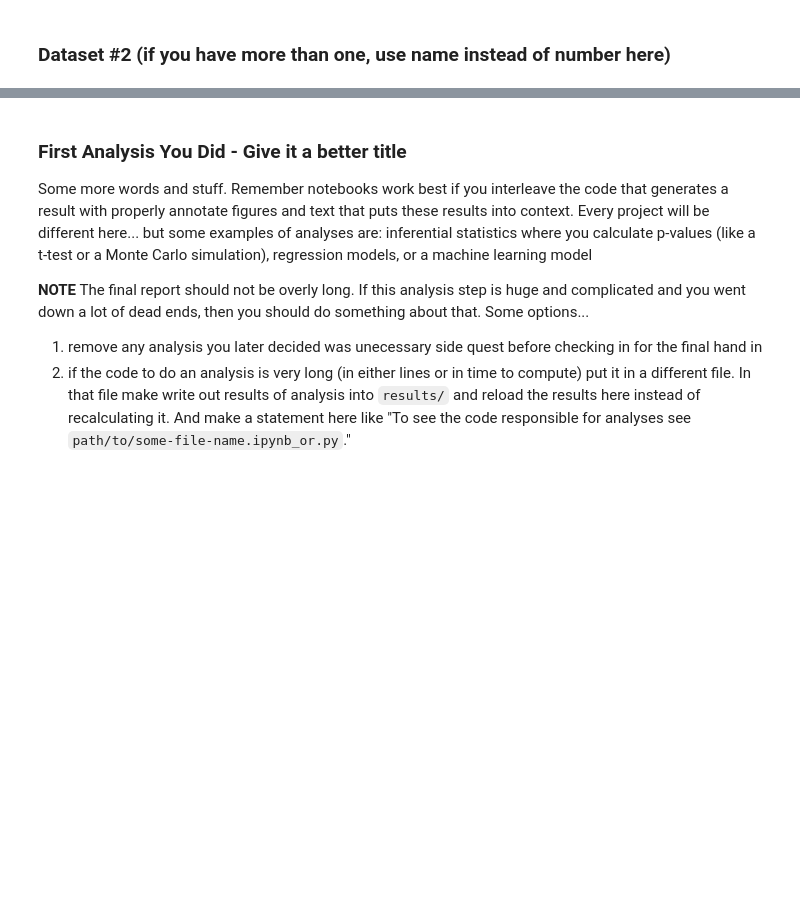
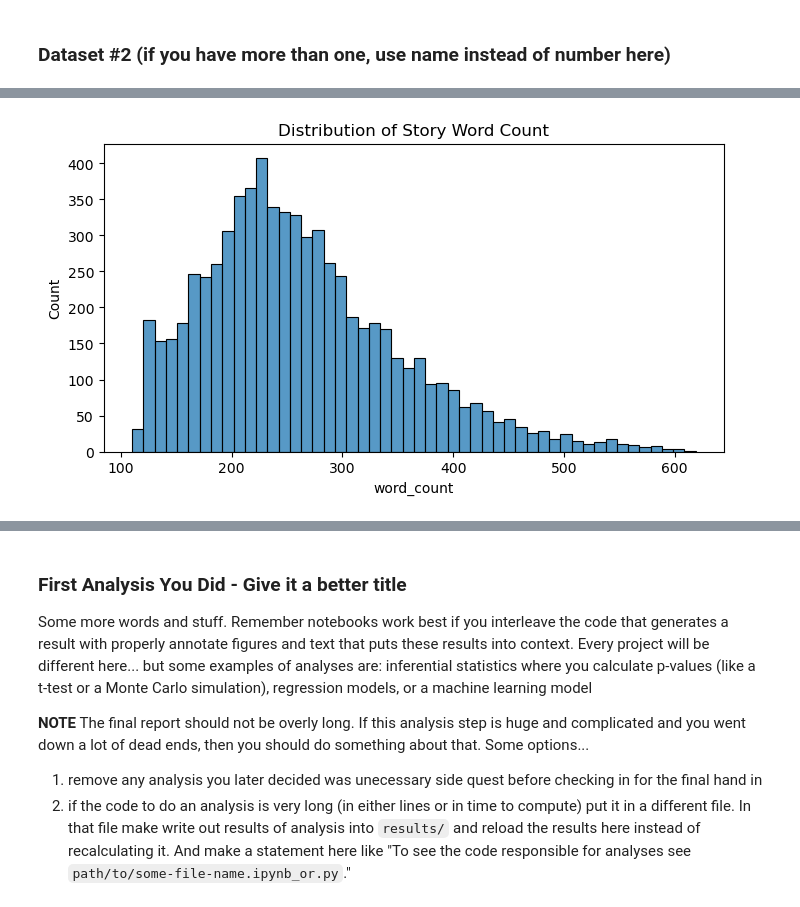
Before and after one commit to emw017/Group125_WI26, a Jupyter notebook: 03-FinalProject.ipynb, the cells around one changed output, grey strips where cells are left out. Saved outputs shown, nothing was run; the diff lists cells and outputs as text; code cells hidden in the pictures; blank space fills up the shorter version.

```diff
--- a/03-FinalProject.ipynb
+++ b/03-FinalProject.ipynb
@@ -112,0 +127,10 @@ Instructions: REPLACE the contents of this cell with your work, including any up
+# %%
+hippo['word_count'] = hippo['story'].str.split().str.len()
+
+plt.figure(figsize=(8,4))
+sns.histplot(hippo['word_count'], bins=50)
+plt.title('Distribution of Story Word Count')
+plt.xlabel('word_count')
+plt.show()
+# %% [output]
+[figure, added]
```
Also changed, not shown: parts of 19 cells of this notebook.
